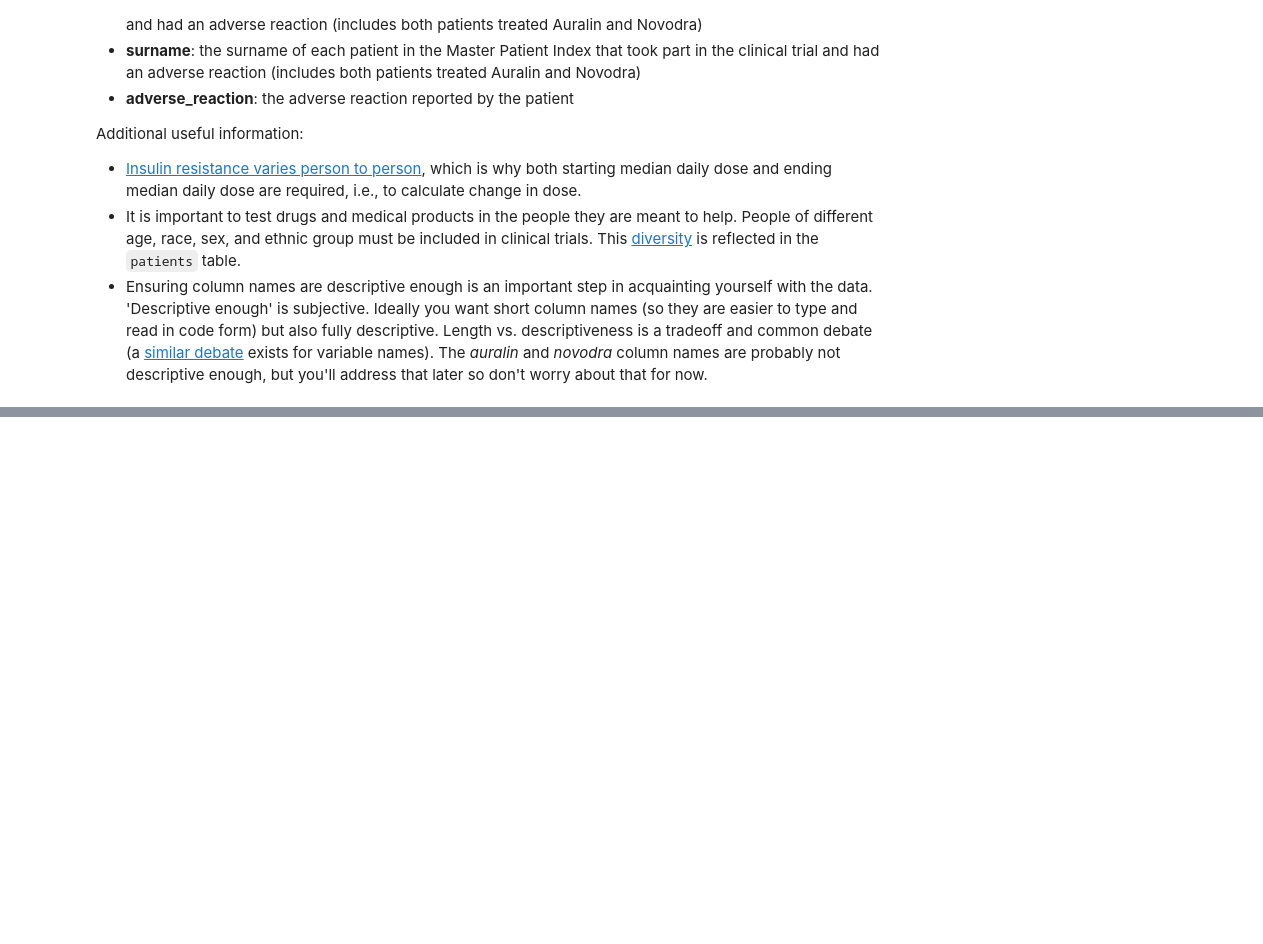
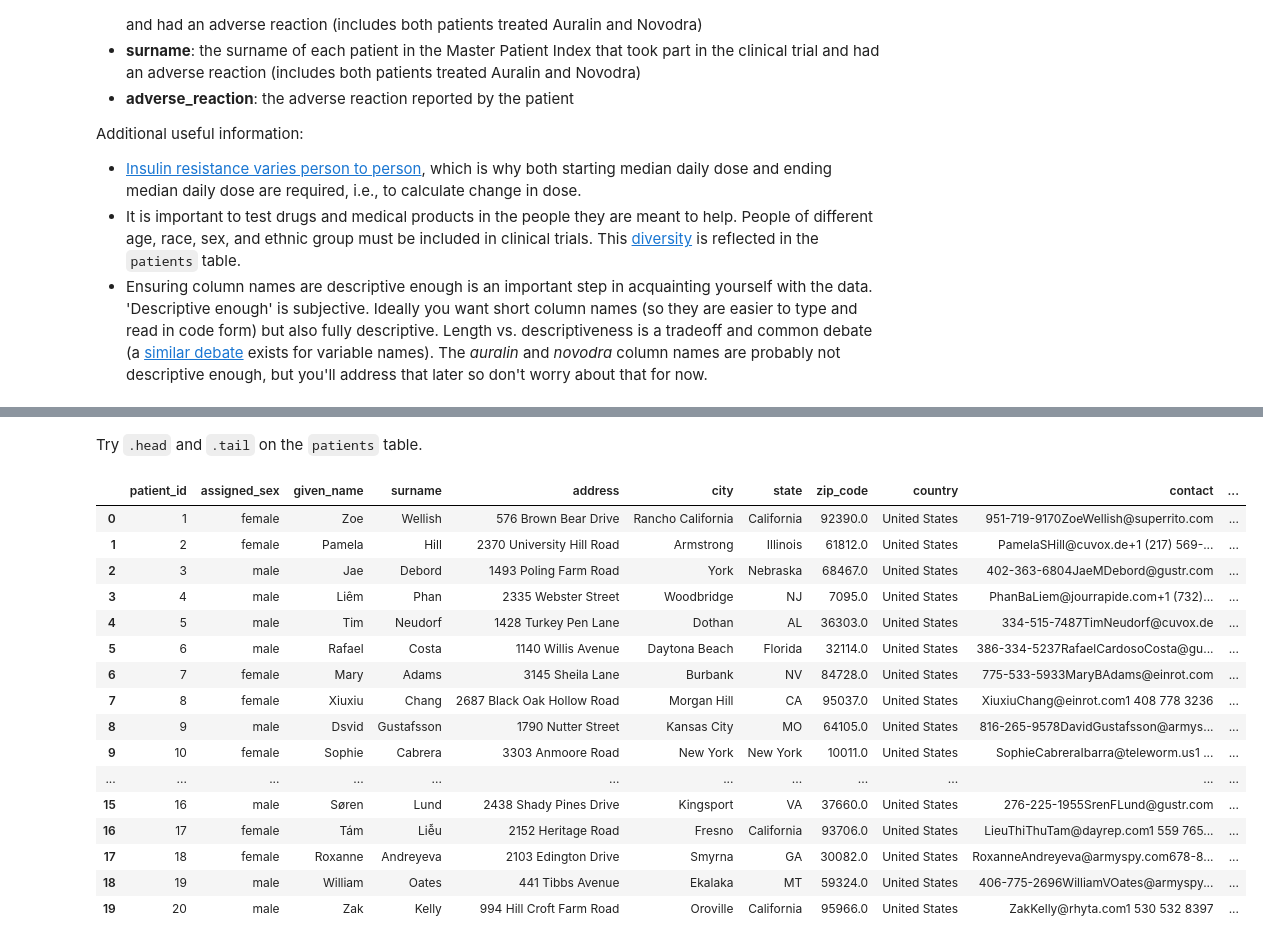
Before and after one commit to edifierxuhao/Data-wrangling, a Jupyter notebook: Assessing Data.ipynb, the cells around one changed output, grey strips where cells are left out. Cells and saved outputs as stored; diff of their text form; code cells hidden in the pictures; blank space fills up the shorter version.

```diff
--- a/Assessing Data.ipynb
+++ b/Assessing Data.ipynb
@@ -118,0 +165,22 @@ Additional useful information:
+# %% [markdown]
+Try `.head` and `.tail` on the `patients` table.
+# %%
+patients.head(20)
+# %% [output]
+|  | patient_id | assigned_sex | given_name | surname | address | city | state | zip_code | country | contact | ... |
+| 0 | 1 | female | Zoe | Wellish | 576 Brown Bear Drive | Rancho California | California | 92390.0 | United States | 951-719-9170ZoeWellish@superrito.com | ... |
+| 1 | 2 | female | Pamela | Hill | 2370 University Hill Road | Armstrong | Illinois | 61812.0 | United States | PamelaSHill@cuvox.de+1 (217) 569-... | ... |
+| 2 | 3 | male | Jae | Debord | 1493 Poling Farm Road | York | Nebraska | 68467.0 | United States | 402-363-6804JaeMDebord@gustr.com | ... |
+| 3 | 4 | male | Liêm | Phan | 2335 Webster Street | Woodbridge | NJ | 7095.0 | United States | PhanBaLiem@jourrapide.com+1 (732)... | ... |
+| 4 | 5 | male | Tim | Neudorf | 1428 Turkey Pen Lane | Dothan | AL | 36303.0 | United States | 334-515-7487TimNeudorf@cuvox.de | ... |
+| 5 | 6 | male | Rafael | Costa | 1140 Willis Avenue | Daytona Beach | Florida | 32114.0 | United States | 386-334-5237RafaelCardosoCosta@gu... | ... |
+| 6 | 7 | female | Mary | Adams | 3145 Sheila Lane | Burbank | NV | 84728.0 | United States | 775-533-5933MaryBAdams@einrot.com | ... |
+| 7 | 8 | female | Xiuxiu | Chang | 2687 Black Oak Hollow Road | Morgan Hill | CA | 95037.0 | United States | XiuxiuChang@einrot.com1 408 778 3236 | ... |
+| 8 | 9 | male | Dsvid | Gustafsson | 1790 Nutter Street | Kansas City | MO | 64105.0 | United States | 816-265-9578DavidGustafsson@armys... | ... |
+| 9 | 10 | female | Sophie | Cabrera | 3303 Anmoore Road | New York | New York | 10011.0 | United States | SophieCabreraIbarra@teleworm.us1 ... | ... |
+| ... | ... | ... | ... | ... | ... | ... | ... | ... | ... | ... | ... |
+| 15 | 16 | male | Søren | Lund | 2438 Shady Pines Drive | Kingsport | VA | 37660.0 | United States | 276-225-1955SrenFLund@gustr.com | ... |
+| 16 | 17 | female | Tám | Liễu | 2152 Heritage Road | Fresno | California | 93706.0 | United States | LieuThiThuTam@dayrep.com1 559 765... | ... |
+| 17 | 18 | female | Roxanne | Andreyeva | 2103 Edington Drive | Smyrna | GA | 30082.0 | United States | RoxanneAndreyeva@armyspy.com678-8... | ... |
+| 18 | 19 | male | William | Oates | 441 Tibbs Avenue | Ekalaka | MT | 59324.0 | United States | 406-775-2696WilliamVOates@armyspy... | ... |
+| 19 | 20 | male | Zak | Kelly | 994 Hill Croft Farm Road | Oroville | California | 95966.0 | United States | ZakKelly@rhyta.com1 530 532 8397 | ... |
```
Also changed, not shown: parts of 45 cells of this notebook.
